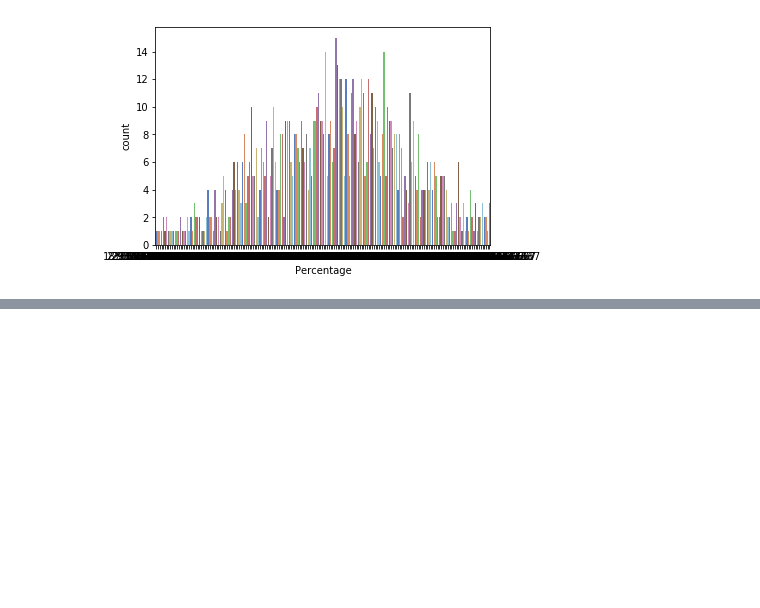
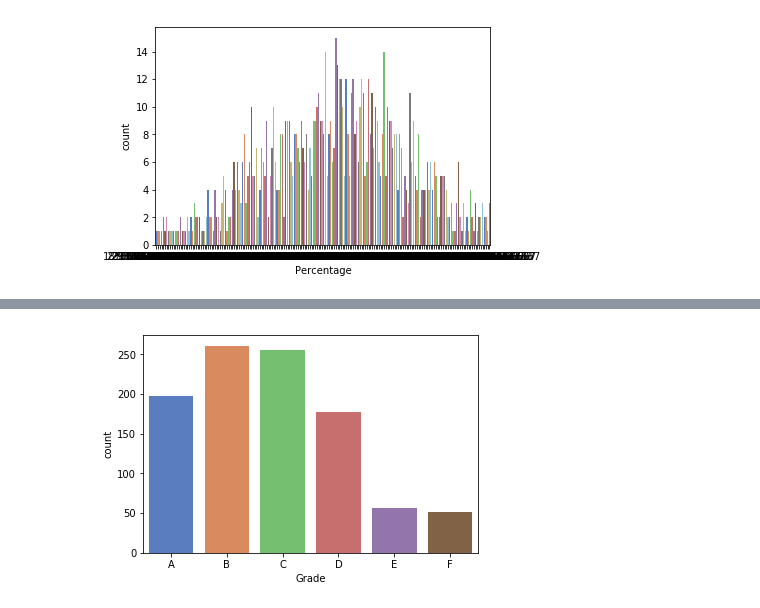
Before and after one commit to Jakki-SP/Exploratory-DataAnalysis, a Jupyter notebook: Student Performance In Exams.ipynb, the cells around one changed output, grey strips where cells are left out. Saved outputs shown, nothing was run; the diff lists cells and outputs as text; code cells hidden in the pictures; blank space fills up the shorter version.

```diff
--- a/Student Performance In Exams.ipynb
+++ b/Student Performance In Exams.ipynb
@@ -174,0 +175,20 @@ plt.show()
+# %%
+def GetGrade(Percentage, OverAll_PassStatus):
+    if ( OverAll_PassStatus == 'F'):
+        return 'F'
+    if ( Percentage >= 80 ):
+        return 'A'
+    if ( Percentage >= 70):
+        return 'B'
+    if ( Percentage >= 60):
+        return 'C'
+    if ( Percentage >= 50):
+        return 'D'
+    if ( Percentage >= 40):
+        return 'E'
+    else:
+        return 'F'
+
+df['Grade'] = df.apply(lambda x : GetGrade(x['Percentage'], x['OverAll_PassStatus']), axis=1)
+
+df.Grade.value_counts()
@@ -174,0 +203,5 @@ plt.show()
+# %%
+sns.countplot(x="Grade", data = df, order=['A','B','C','D','E','F'],  palette="muted")
+plt.show()
+# %% [output]
+[figure, added]
```
Also changed, not shown: parts of 5 cells of this notebook.
